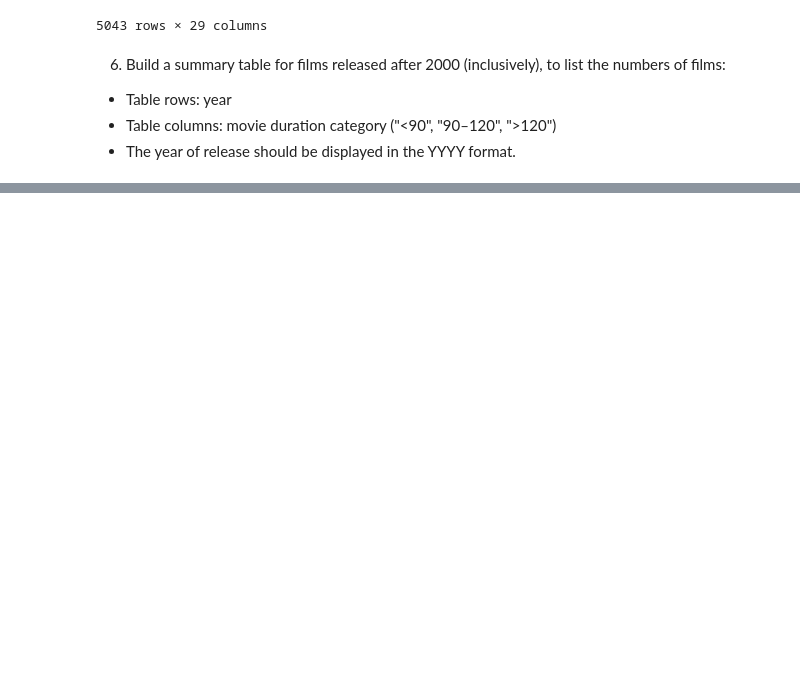
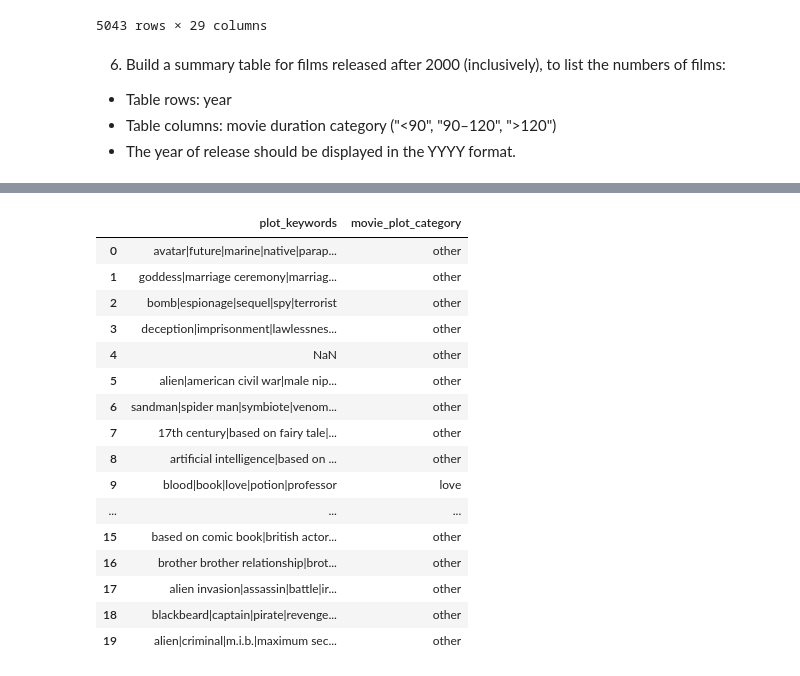
Before and after one commit to IritaSee/yandex-practicum-test, a Jupyter notebook: Task-1.ipynb, the cells around one changed output, grey strips where cells are left out. Saved outputs shown, nothing was run; the diff lists cells and outputs as text; code cells hidden in the pictures; blank space fills up the shorter version.

```diff
--- a/Task-1.ipynb
+++ b/Task-1.ipynb
@@ -138,0 +140,34 @@ sum_table
+# %%
+plot_keyword_temp = []
+for keywords in data['plot_keywords']:
+    cat_temp = ''
+    keywords = str(keywords)
+    if keywords != None and 'love' in keywords:
+        cat_temp = 'love'
+        if 'death' in keywords:
+            cat_temp = cat_temp+'_and_death'
+    elif 'death' in keywords:
+        cat_temp = 'death'
+    else: cat_temp = 'other'
+    plot_keyword_temp.append(cat_temp)
+# %%
+data['movie_plot_category'] = plot_keyword_temp
+data[['plot_keywords', 'movie_plot_category']].head(20)
+# %% [output]
+|  | plot_keywords | movie_plot_category |
+| 0 | avatar|future|marine|native|parap... | other |
+| 1 | goddess|marriage ceremony|marriag... | other |
+| 2 | bomb|espionage|sequel|spy|terrorist | other |
+| 3 | deception|imprisonment|lawlessnes... | other |
+| 4 | NaN | other |
+| 5 | alien|american civil war|male nip... | other |
+| 6 | sandman|spider man|symbiote|venom... | other |
+| 7 | 17th century|based on fairy tale|... | other |
+| 8 | artificial intelligence|based on ... | other |
+| 9 | blood|book|love|potion|professor | love |
+| ... | ... | ... |
+| 15 | based on comic book|british actor... | other |
+| 16 | brother brother relationship|brot... | other |
+| 17 | alien invasion|assassin|battle|ir... | other |
+| 18 | blackbeard|captain|pirate|revenge... | other |
+| 19 | alien|criminal|m.i.b.|maximum sec... | other |
```
Also changed, not shown: parts of 16 cells of this notebook.
